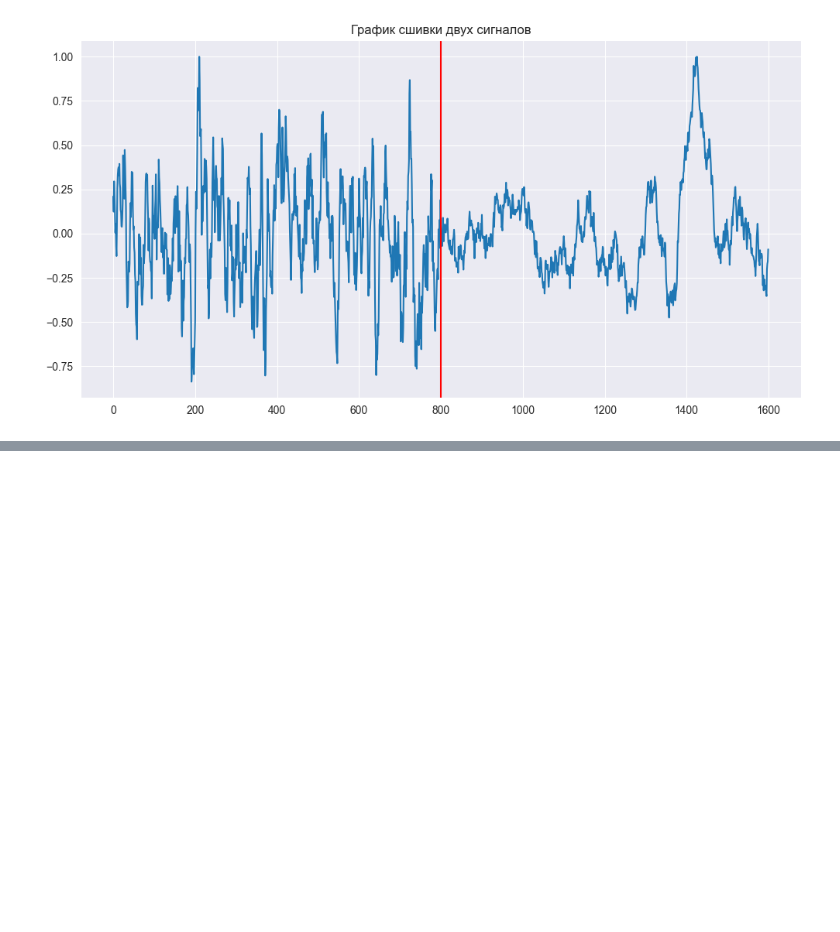
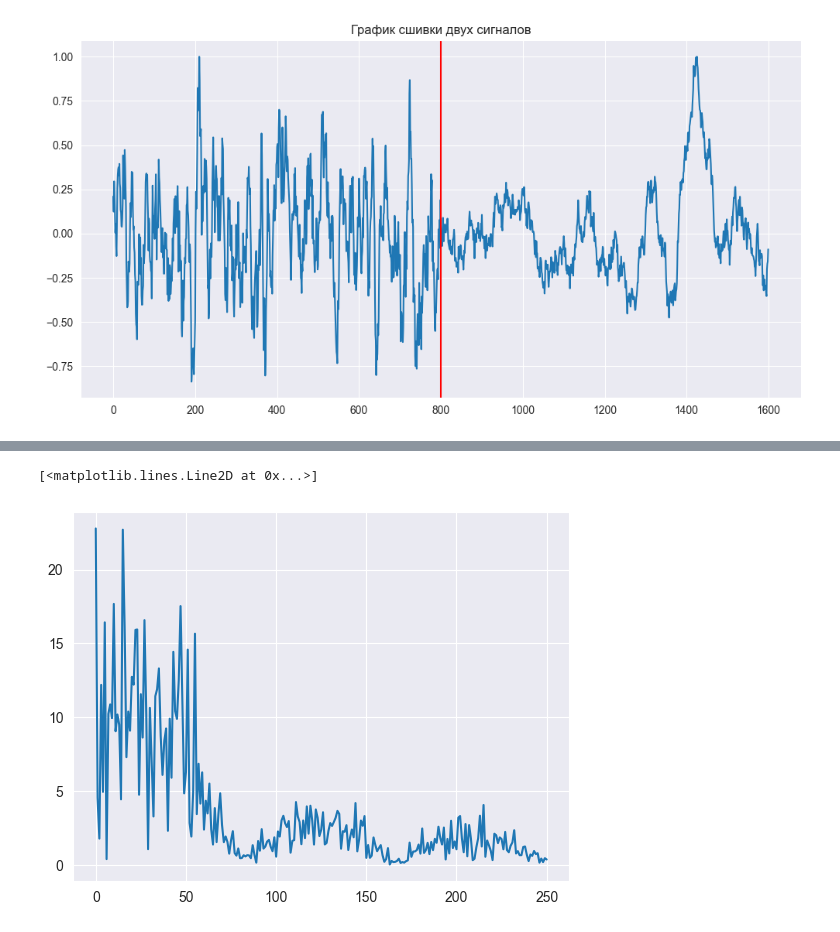
Before and after one commit to aldmitry/signal_processing_with_NN, a Jupyter notebook: ACF_NN.ipynb, the cells around one changed output, grey strips where cells are left out. Drawn from its saved outputs; the diff is of its cells as text; code cells hidden in the pictures; blank space fills up the shorter version.

```diff
--- a/ACF_NN.ipynb
+++ b/ACF_NN.ipynb
@@ -250,0 +280,6 @@ plt.show()
+# %%
+s2 = np.abs(rfft(signal2))
+plt.plot(s2)
+# %% [output]
+[<matplotlib.lines.Line2D at 0x...>]
+[figure, added]
```
Also changed, not shown: parts of 5 cells of this notebook, 2 other files.
